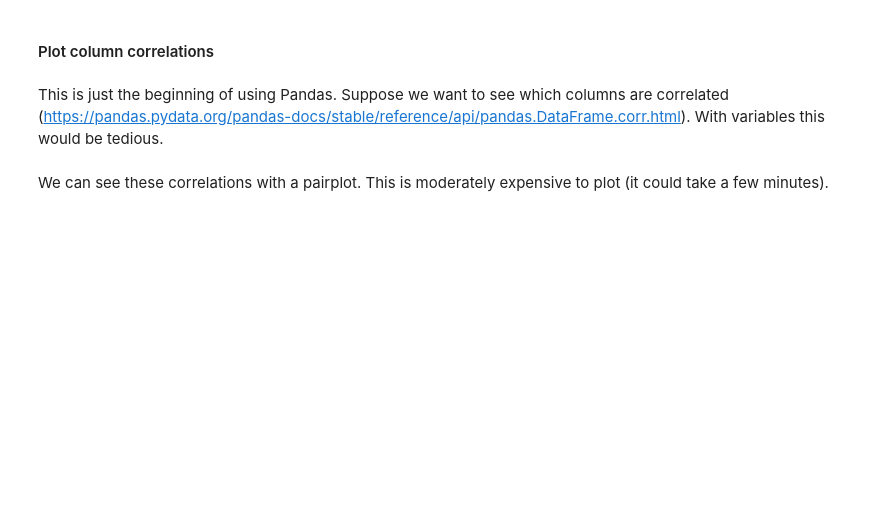
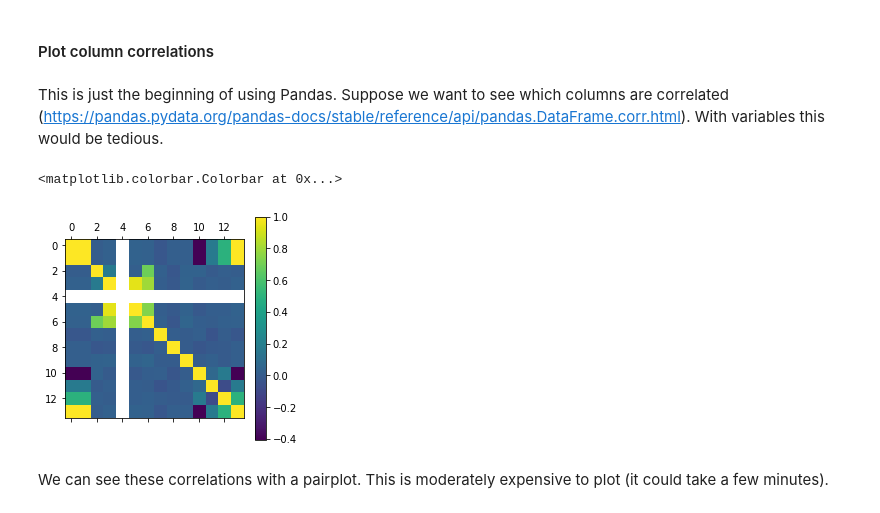
Before and after one commit to Steel-Bank-codespaces/s23-06681, a Jupyter notebook: lectures/02-pandas-intro/pandas-intro.ipynb, the cells around one changed output. Cells and saved outputs as stored; diff of their text form; code cells hidden in the pictures; blank space fills up the shorter version.

```diff
--- a/lectures/02-pandas-intro/pandas-intro.ipynb
+++ b/lectures/02-pandas-intro/pandas-intro.ipynb
@@ -190,7 +444,11 @@ df.hist('PotEng', xrot=45, bins=20, density=True);
 # %% [markdown]
 This is just the beginning of using Pandas. Suppose we want to see which columns are correlated ([https://pandas.pydata.org/pandas-docs/stable/reference/api/pandas.DataFrame.corr.html](https://pandas.pydata.org/pandas-docs/stable/reference/api/pandas.DataFrame.corr.html)). With variables this would be tedious.
 # %%
-plt.matshow(df.corr());
+plt.matshow(df.corr())
+plt.colorbar()
+# %% [output]
+<matplotlib.colorbar.Colorbar at 0x...>
+[figure, added]
 # %% [markdown]
 We can see these correlations with a pairplot. This is moderately expensive to plot (it could take a few minutes).
 # %%
```
Also changed, not shown: parts of 58 cells of this notebook.
